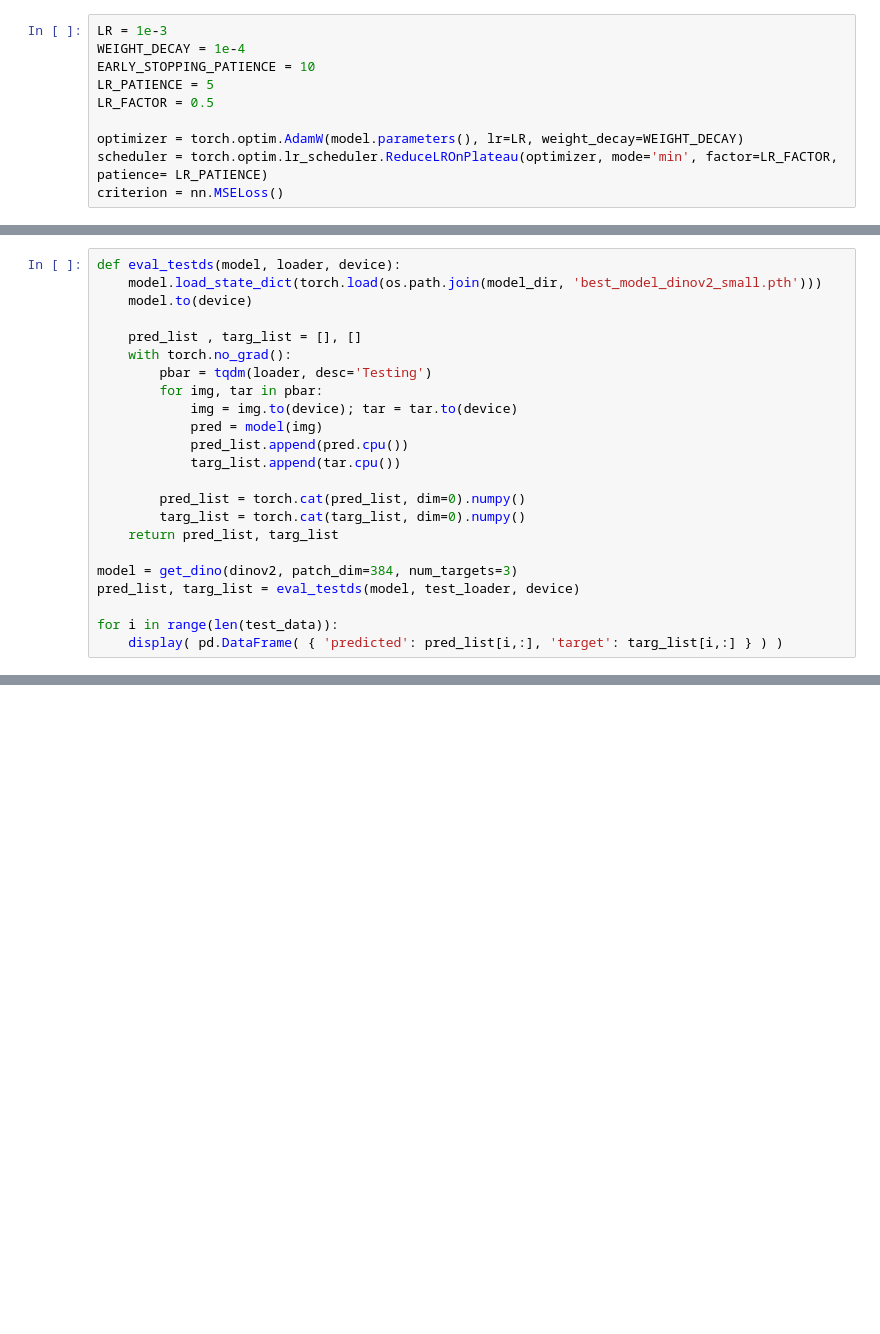
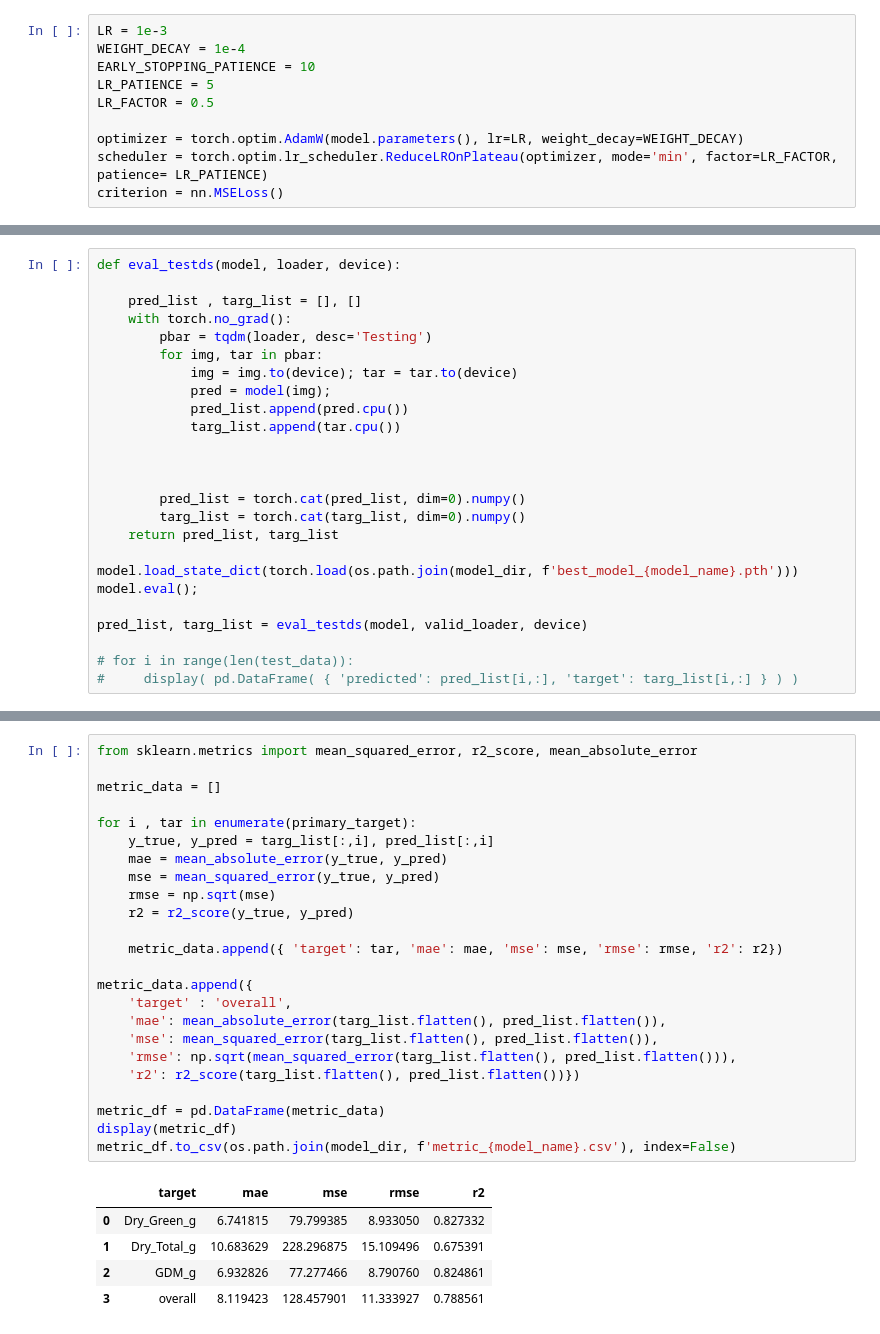
Before and after one commit to khchoi-physik/csiro_biomass, a Jupyter notebook: dinov2_cnn_v3.ipynb, the cells around one changed output, grey strips where cells are left out. Cells and saved outputs as stored; diff of their text form; blank space fills up the shorter version.

```diff
--- a/dinov2_cnn_v3.ipynb
+++ b/dinov2_cnn_v3.ipynb
@@ -369,23 +343,25 @@ history_pd.to_csv(os.path.join(model_dir, 'history_dinov2_small.csv'), index=Fal
 # %%
 def eval_testds(model, loader, device):
-    model.load_state_dict(torch.load(os.path.join(model_dir, 'best_model_dinov2_small.pth')))
-    model.to(device)
 
     pred_list , targ_list = [], []
     with torch.no_grad():
         pbar = tqdm(loader, desc='Testing')
         for img, tar in pbar:
             img = img.to(device); tar = tar.to(device)
-            pred = model(img)
+            pred = model(img);
             pred_list.append(pred.cpu())
             targ_list.append(tar.cpu())
+
+
 
         pred_list = torch.cat(pred_list, dim=0).numpy()
         targ_list = torch.cat(targ_list, dim=0).numpy()
     return pred_list, targ_list
 
-model = get_dino(dinov2, patch_dim=384, num_targets=3)
-pred_list, targ_list = eval_testds(model, test_loader, device)
+model.load_state_dict(torch.load(os.path.join(model_dir, f'best_model_{model_name}.pth')))
+model.eval();
 
-for i in range(len(test_data)):
-    display( pd.DataFrame( { 'predicted': pred_list[i,:], 'target': targ_list[i,:] } ) )
+pred_list, targ_list = eval_testds(model, valid_loader, device)
+
+# for i in range(len(test_data)):
+#     display( pd.DataFrame( { 'predicted': pred_list[i,:], 'target': targ_list[i,:] } ) )
@@ -424,0 +368,30 @@ for i in range(len(test_data)):
+# %%
+from sklearn.metrics import mean_squared_error, r2_score, mean_absolute_error
+
+metric_data = []
+
+for i , tar in enumerate(primary_target):
+    y_true, y_pred = targ_list[:,i], pred_list[:,i]
+    mae = mean_absolute_error(y_true, y_pred)
+    mse = mean_squared_error(y_true, y_pred)
+    rmse = np.sqrt(mse)
+    r2 = r2_score(y_true, y_pred)
+
+    metric_data.append({ 'target': tar, 'mae': mae, 'mse': mse, 'rmse': rmse, 'r2': r2})
+
+metric_data.append({
+    'target' : 'overall',
+    'mae': mean_absolute_error(targ_list.flatten(), pred_list.flatten()),
+    'mse': mean_squared_error(targ_list.flatten(), pred_list.flatten()),
+    'rmse': np.sqrt(mean_squared_error(targ_list.flatten(), pred_list.flatten())),
+    'r2': r2_score(targ_list.flatten(), pred_list.flatten())})
+
+metric_df = pd.DataFrame(metric_data)
+display(metric_df)
+metric_df.to_csv(os.path.join(model_dir, f'metric_{model_name}.csv'), index=False)
+# %% [output]
+|  | target | mae | mse | rmse | r2 |
+| 0 | Dry_Green_g | 6.741815 | 79.799385 | 8.933050 | 0.827332 |
+| 1 | Dry_Total_g | 10.683629 | 228.296875 | 15.109496 | 0.675391 |
+| 2 | GDM_g | 6.932826 | 77.277466 | 8.790760 | 0.824861 |
+| 3 | overall | 8.119423 | 128.457901 | 11.333927 | 0.788561 |
```
Also changed, not shown: parts of 20 cells of this notebook, 12 other files.
